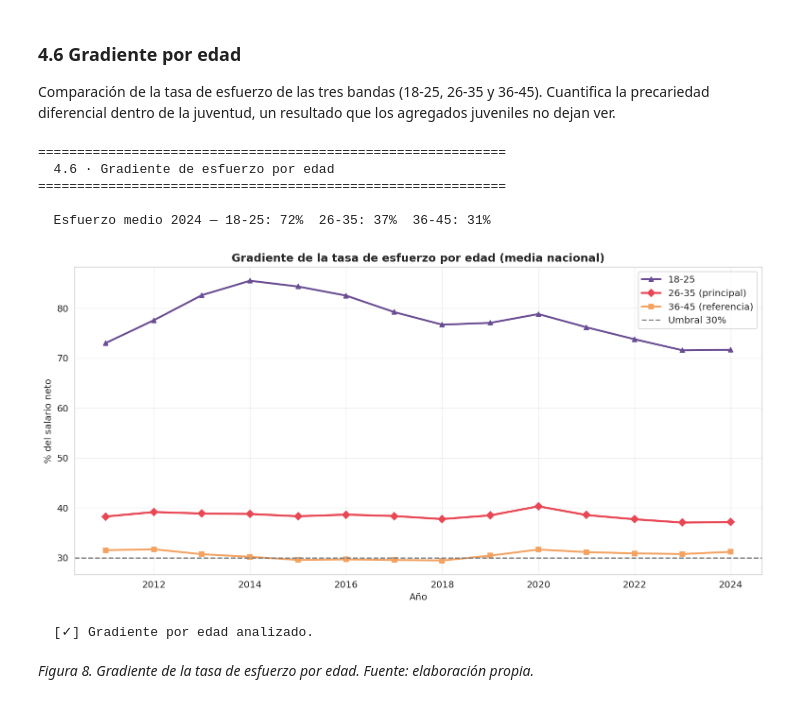
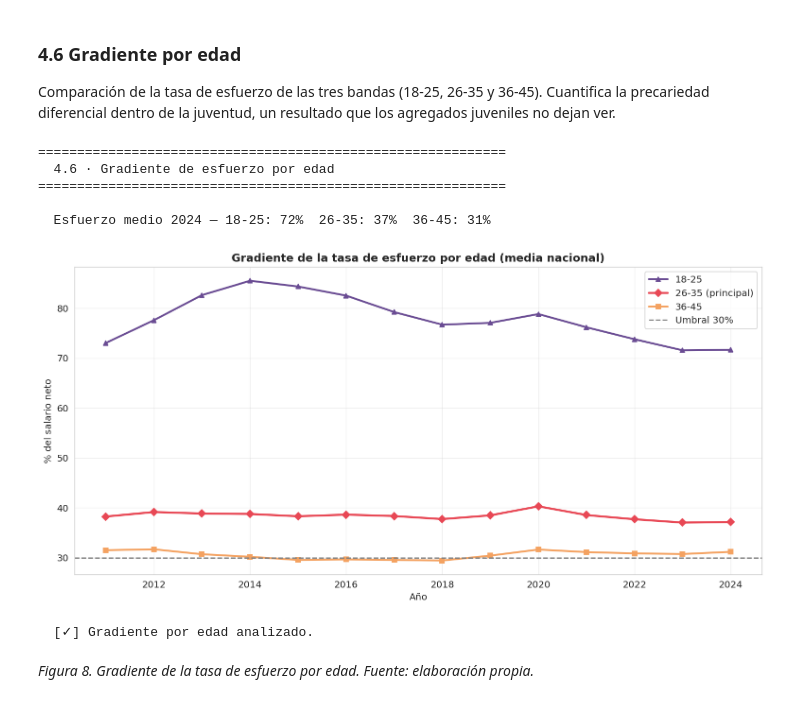
Before and after one commit to mcdiezderiveradesolis/TFG-Accesibilidad-Vivienda-Joven, a Jupyter notebook: 1_Ingenieria_del_Dato/notebooks/Notebook_IngenieriaDato.ipynb, the cells around one changed output. Cells and saved outputs as stored; diff of their text form; code cells hidden in the pictures.

```diff
--- a/1_Ingenieria_del_Dato/notebooks/Notebook_IngenieriaDato.ipynb
+++ b/1_Ingenieria_del_Dato/notebooks/Notebook_IngenieriaDato.ipynb
@@ -2402,26 +2403,26 @@ Comparación de la tasa de esfuerzo de las tres bandas (18-25, 26-35 y 36-45). C
 # %%
 # Gradiente por edad
 print("="*60); print("  4.6 · Gradiente de esfuerzo por edad"); print("="*60)
 g=panel.groupby('año')[['tasa_esfuerzo_18_25','tasa_esfuerzo','tasa_esfuerzo_36_45']].mean()
 print(f"\n  Esfuerzo medio 2024 — 18-25: {g.loc[2024,'tasa_esfuerzo_18_25']:.0f}%  "
       f"26-35: {g.loc[2024,'tasa_esfuerzo']:.0f}%  36-45: {g.loc[2024,'tasa_esfuerzo_36_45']:.0f}%")
 import matplotlib.pyplot as plt
 fig,ax=plt.subplots(figsize=(12,6))
 ax.plot(g.index,g['tasa_esfuerzo_18_25'],marker='^',lw=2.2,color=PALETA[4],label='18-25')
 ax.plot(g.index,g['tasa_esfuerzo'],marker='D',lw=2.4,color=PALETA[1],label='26-35 (principal)')
-ax.plot(g.index,g['tasa_esfuerzo_36_45'],marker='s',lw=2.2,color=PALETA[2],label='36-45 (referencia)')
+ax.plot(g.index,g['tasa_esfuerzo_36_45'],marker='s',lw=2.2,color=PALETA[2],label='36-45')
 ax.axhline(30,ls='--',color='gray',label='Umbral 30%')
 ax.set_title('Gradiente de la tasa de esfuerzo por edad (media nacional)',fontweight='bold')
 ax.set_xlabel('Año'); ax.set_ylabel('% del salario neto'); ax.legend(); ax.grid(alpha=0.3)
-plt.tight_layout(); plt.savefig(os.path.join(FIG_DIR, 'fig07_4-6_gradiente_edad.png'), dpi=150, bbox_inches='tight'); plt.show()
+plt.tight_layout(); plt.savefig(os.path.join(FIG_DIR, 'Ingenieria_Fig08_gradiente_por_edad.png'), dpi=150, bbox_inches='tight'); plt.show()
 print("\n  [✓] Gradiente por edad analizado.")
 # %% [output]
 ============================================================
   4.6 · Gradiente de esfuerzo por edad
 ============================================================
 
   Esfuerzo medio 2024 — 18-25: 72%  26-35: 37%  36-45: 31%
-[figure, old version]
+[figure, new version]
   [✓] Gradiente por edad analizado.
 # %% [markdown]
 *Figura 8. Gradiente de la tasa de esfuerzo por edad. Fuente: elaboración propia.*
```
Also changed, not shown: parts of 29 cells of this notebook, 39 other files.
